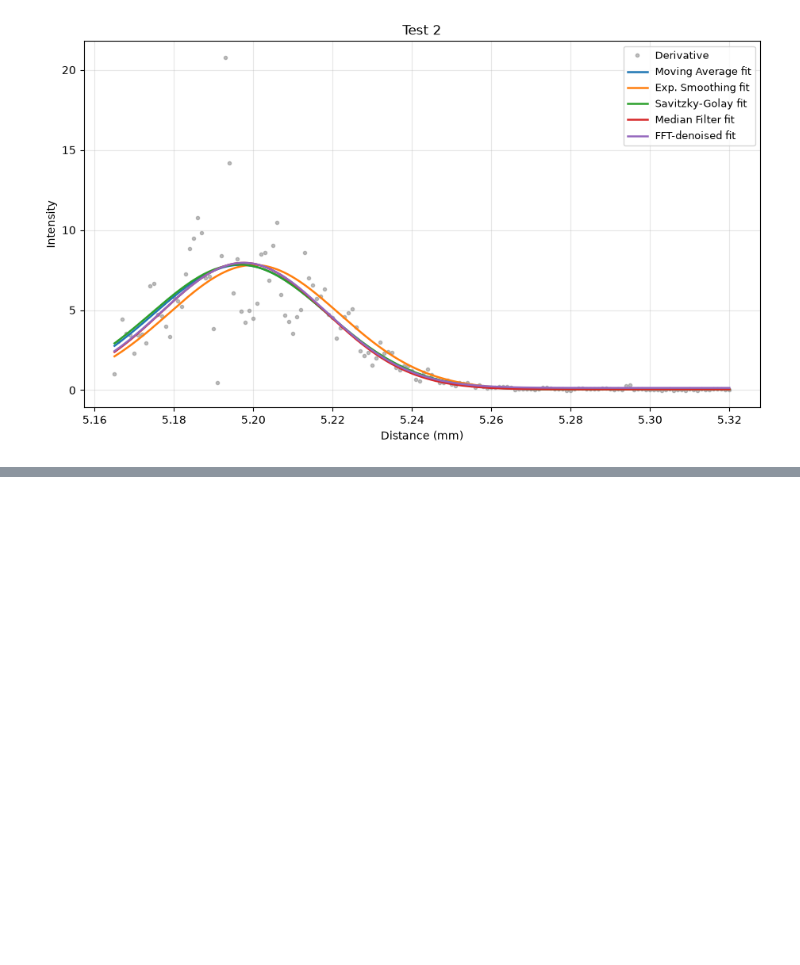
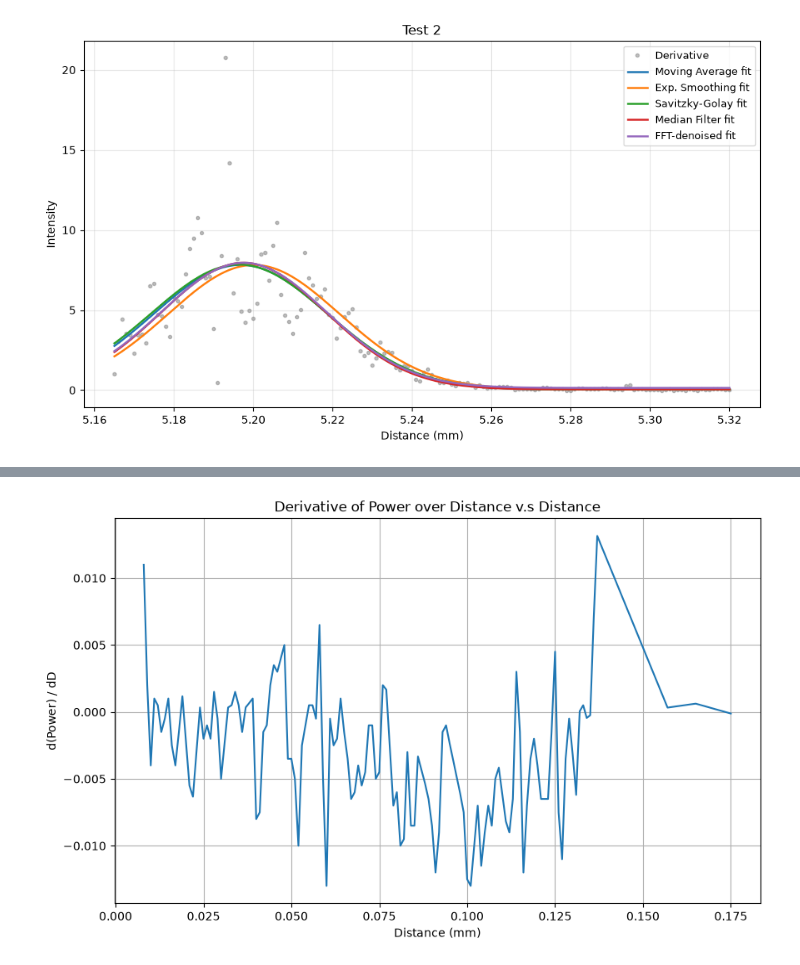
Before and after one commit to TyGuy-5/UAF-LiDaR, a Jupyter notebook: Lab_Work/razor_data_notebook.ipynb, the cells around one changed output, grey strips where cells are left out. Cells and saved outputs as stored; diff of their text form; code cells hidden in the pictures; blank space fills up the shorter version.

```diff
--- a/Lab_Work/razor_data_notebook.ipynb
+++ b/Lab_Work/razor_data_notebook.ipynb
@@ -483,0 +541,16 @@ FFT-denoised               41.69 +/-  0.57          5.1976
+# %%
+df3_clean = df3_clean.sort_values('Distance (mm)').reset_index(drop=True)
+
+df3_clean['Derivative'] = np.gradient(df3_clean['Power (mW)'], df3_clean['Distance (mm)'])
+
+plt.figure(figsize=(10,6))
+plt.plot(df3_clean['Distance (mm)'], df3_clean['Derivative'])
+
+plt.title('Derivative of Power over Distance v.s Distance')
+plt.xlabel('Distance (mm)')
+plt.ylabel('d(Power) / dD')
+plt.grid(True)
+
+plt.show()
+# %% [output]
+[figure, added]
```
Also changed, not shown: parts of 10 cells of this notebook, 3 other files.
